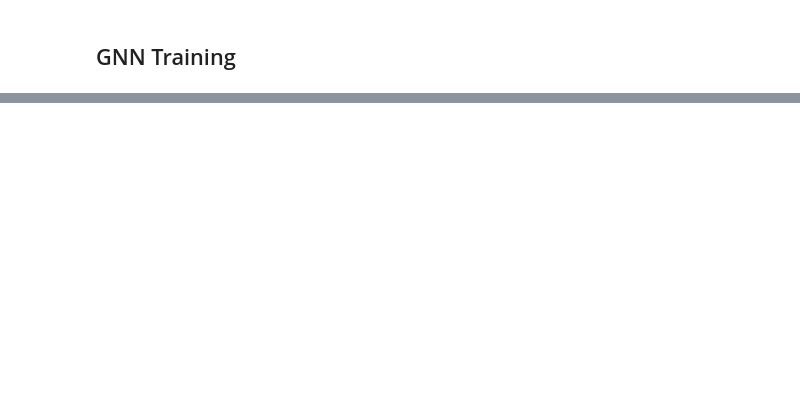
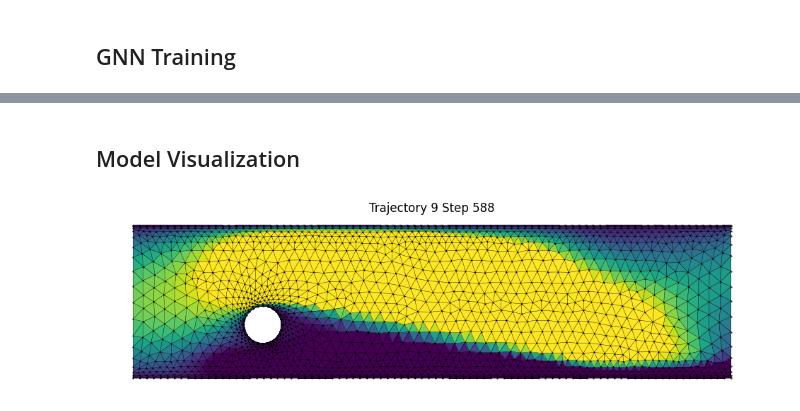
Before and after one commit to TheDataHokage/Scientific_Machine_Learning, a Jupyter notebook: Final_project/data_prep.ipynb, the cells around one changed output, grey strips where cells are left out. Cells and saved outputs as stored; diff of their text form; code cells hidden in the pictures; blank space fills up the shorter version.

Commit message:
Model successfully implement

```diff
--- a/Final_project/data_prep.ipynb
+++ b/Final_project/data_prep.ipynb
@@ -465,12 +471,12 @@ def evaluate(model, inputs):
 # %%
 # varaibles
 dataset_dir = "data/cylinder_flow/"
-checkpoint_dir = "data/cylinder_flow/checkpoint/"
+checkpoint_dir = "data/cylinder_flow/checkpoint/gnn_weights"
 rollout_dir= "data/cylinder_flow/rollout.pkl"
 params = dict(noise=0.02, gamma=1.0, field='velocity', history=False,
                 size=2, batch=2, model="cfd_model", evaluator="cfd_eval")
 
-num_training_steps = int(10e6)
+num_training_steps = int(5e5)
 # %%
 # Load the dataset (TFRecord parser, targets, noise, etc.)
 ds = load_dataset(dataset_dir, 'valid')
@@ -526,13 +539,6 @@ learned_model = EncodeProcessDecode(
       message_passing_steps=15)
 
 model = Model(learned_model)
-
-# Load and preprocess dataset
-ds = load_dataset(dataset_dir, 'train')
-ds = add_targets(ds, [params['field']], add_history=params['history'])
-ds = split_and_preprocess(ds, noise_field=params['field'],
-                                noise_scale=params['noise'],
-                                noise_gamma=params['gamma'])
 
 
 # Convert only float inputs; cast indices separately
@@ -568,6 +574,8 @@ def train_step(inputs):
     global_step.assign_add(1)
     return loss
 
+
+training_losses = []
 # Training loop
 for step, inputs in enumerate(ds):
     # Warm-up: accumulate normalization stats for first 1000 steps
@@ -577,8 +585,11 @@ for step, inputs in enumerate(ds):
 
     loss_value = train_step(inputs)
 
+
     if int(global_step) % 1000 == 0:
-        print(f"Step {int(global_step)}: Loss = {loss_value.numpy()}")
+        loss_numpy = loss_value.numpy()
+        training_losses.append(loss_numpy)
+        print(f"Step {int(global_step)}: Loss = {loss_numpy}")
 
     if int(global_step) >= num_training_steps:
         break
@@ -657,0 +692,43 @@ ValueError: in user code:
+# %% [markdown]
+## Model Visualization
+# %%
+with open("rollout_trajectories.pkl", 'rb') as fp:
+    rollout_data = pickle.load(fp)
+
+fig, ax = plt.subplots(1, 1, figsize=(12, 8))
+skip = 10
+num_steps = rollout_data[0]['gt_velocity'].shape[0]
+num_frames = len(rollout_data) * num_steps // skip
+
+# compute bounds
+bounds = [(traj['gt_velocity'].numpy().min(axis=(0,1)),
+           traj['gt_velocity'].numpy().max(axis=(0,1)))
+          for traj in rollout_data]
+
+def animate(num):
+    step = (num*skip) % num_steps
+    traj = (num*skip) // num_steps
+    traj = min(traj, len(rollout_data)-1)  # safety check
+
+    ax.cla()
+    ax.set_aspect('equal')
+    ax.set_axis_off()
+
+    vmin, vmax = bounds[traj]
+
+    # convert tensors to numpy
+    pos = rollout_data[traj]['mesh_pos'][step].numpy()
+    faces = rollout_data[traj]['faces'][step].numpy()
+    velocity = rollout_data[traj]['pred_velocity'][step].numpy()
+
+    triang = mtri.Triangulation(pos[:, 0], pos[:, 1], faces)
+    ax.tripcolor(triang, velocity[:, 0], vmin=vmin[0], vmax=vmax[0])
+    ax.triplot(triang, 'ko-', ms=0.5, lw=0.3)
+    ax.set_title('Trajectory %d Step %d' % (traj, step))
+    return fig,
+
+anim = animation.FuncAnimation(fig, animate, frames=num_frames, interval=100)
+anim.save("rollout.gif", writer="pillow", fps=10)
+plt.show(block=True)
+# %% [output]
+[figure, added]
```
Also changed, not shown: parts of 11 cells of this notebook, 3 other files.
